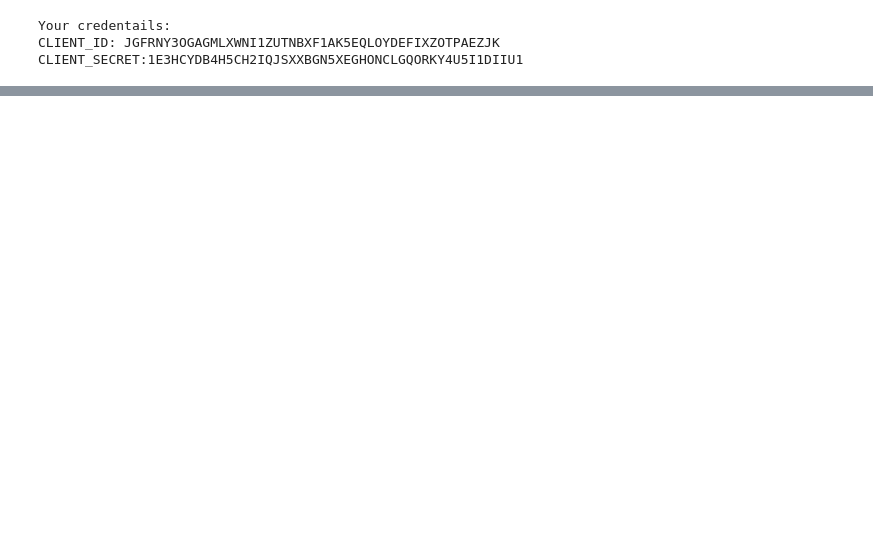
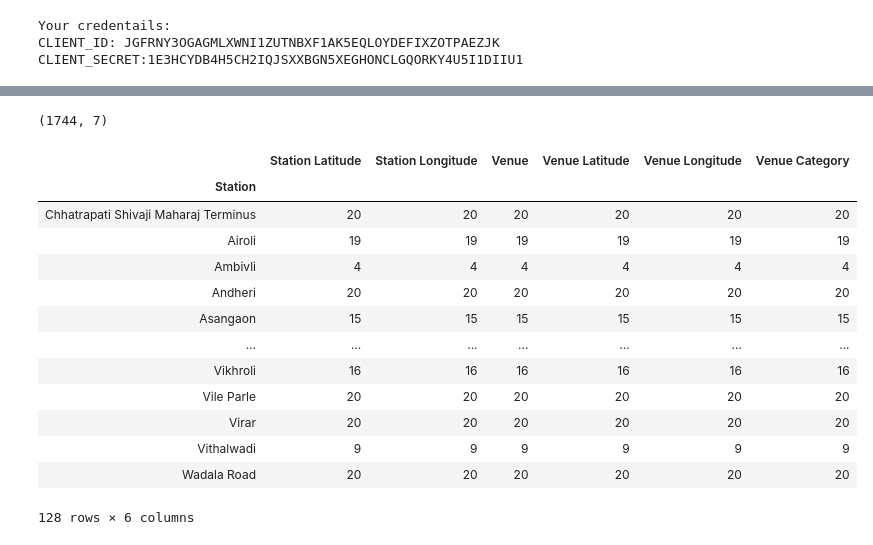
Before and after one commit to shriram95/Clustering_capstone, a Jupyter notebook: capstone_project.ipynb, the cells around one changed output, grey strips where cells are left out. Drawn from its saved outputs; the diff is of its cells as text; code cells hidden in the pictures; blank space fills up the shorter version.

```diff
--- a/capstone_project.ipynb
+++ b/capstone_project.ipynb
@@ -209,0 +211,40 @@ CLIENT_SECRET:1E3HCYDB4H5CH2IQJSXXBGN5XEGHONCLGQORKY4U5I1DIIU1
+# %%
+def getNearbyVenues(radius=1500):
+
+    venues_list=[]
+    for x in df.index:
+        print(df.loc[x, 'Name'])
+
+        # create the API request URL
+        url = 'https://api.foursquare.com/v2/venues/explore?&client_id={}&client_secret={}&v={}&ll={},{}&radius={}&limit={}'.format(
+            'JGFRNY3OGAGMLXWNI1ZUTNBXF1AK5EQLOYDEFIXZOTPAEZJK',
+            '1E3HCYDB4H5CH2IQJSXXBGN5XEGHONCLGQORKY4U5I1DIIU1',
+            20190905,
+            df.loc[x, 'Latitude'],
+            df.loc[x, 'Longitude'],
+            radius,
+            20)
+
+        # make the GET request
+        results = requests.get(url).json()["response"]['groups'][0]['items']
+
+        # return only relevant information for each nearby venue
+        venues_list.append([(
+            df.loc[x, 'Name'],
+            df.loc[x, 'Latitude'],
+            df.loc[x, 'Longitude'],
+            v['venue']['name'],
+            v['venue']['location']['lat'],
+            v['venue']['location']['lng'],
+            v['venue']['categories'][0]['name']) for v in results])
+
+    nearby_venues = pd.DataFrame([item for venue_list in venues_list for item in venue_list])
+    nearby_venues.columns = ['Station',
+                  'Station Latitude',
+                  'Station Longitude',
+                  'Venue',
+                  'Venue Latitude',
+                  'Venue Longitude',
+                  'Venue Category']
+
+    return(nearby_venues)
@@ -209,0 +278,21 @@ CLIENT_SECRET:1E3HCYDB4H5CH2IQJSXXBGN5XEGHONCLGQORKY4U5I1DIIU1
+# %%
+stationData.shape
+# %% [output]
+(1744, 7)
+# %%
+stationData.groupby('Station').count()
+# %% [output]
+|  | Station Latitude | Station Longitude | Venue | Venue Latitude | Venue Longitude | Venue Category |
+| Station |  |  |  |  |  |  |
+| Chhatrapati Shivaji Maharaj Terminus | 20 | 20 | 20 | 20 | 20 | 20 |
+| Airoli | 19 | 19 | 19 | 19 | 19 | 19 |
+| Ambivli | 4 | 4 | 4 | 4 | 4 | 4 |
+| Andheri | 20 | 20 | 20 | 20 | 20 | 20 |
+| Asangaon | 15 | 15 | 15 | 15 | 15 | 15 |
+| ... | ... | ... | ... | ... | ... | ... |
+| Vikhroli | 16 | 16 | 16 | 16 | 16 | 16 |
+| Vile Parle | 20 | 20 | 20 | 20 | 20 | 20 |
+| Virar | 20 | 20 | 20 | 20 | 20 | 20 |
+| Vithalwadi | 9 | 9 | 9 | 9 | 9 | 9 |
+| Wadala Road | 20 | 20 | 20 | 20 | 20 | 20 |
+128 rows × 6 columns
```
Also changed, not shown: parts of 14 cells of this notebook.
